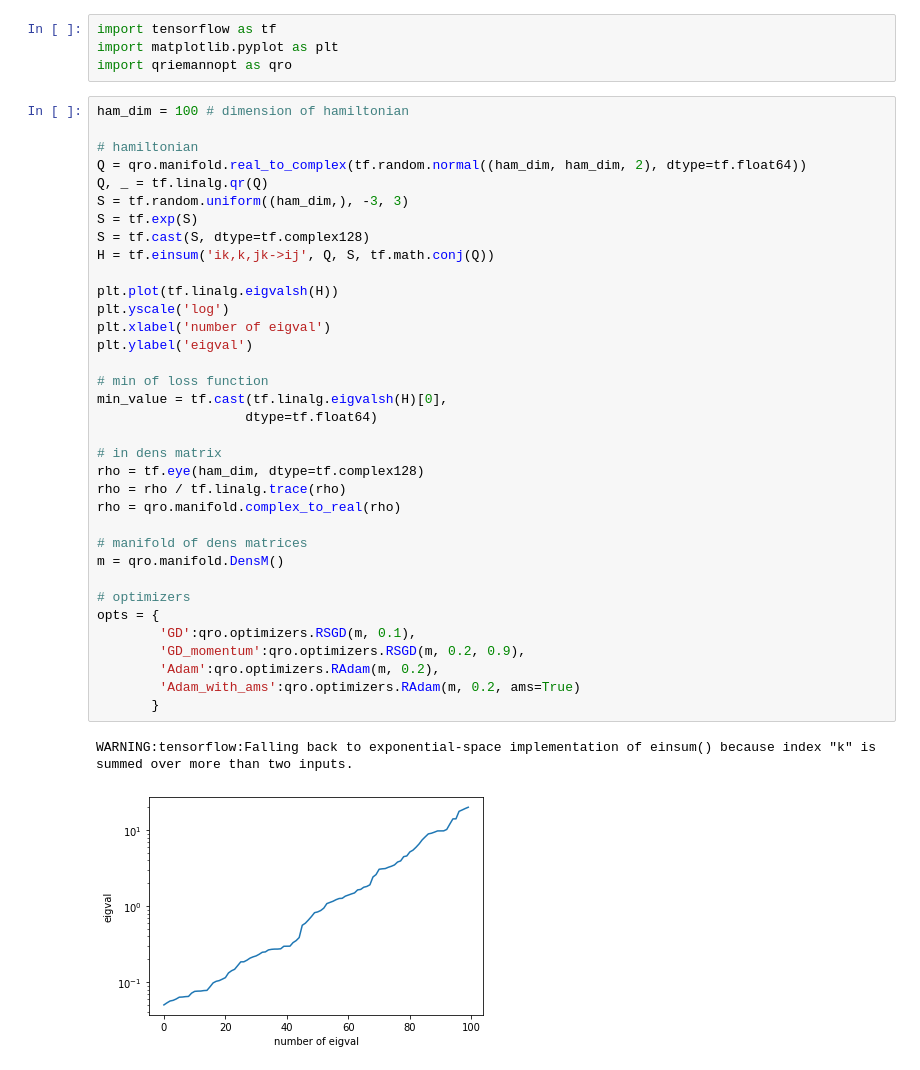
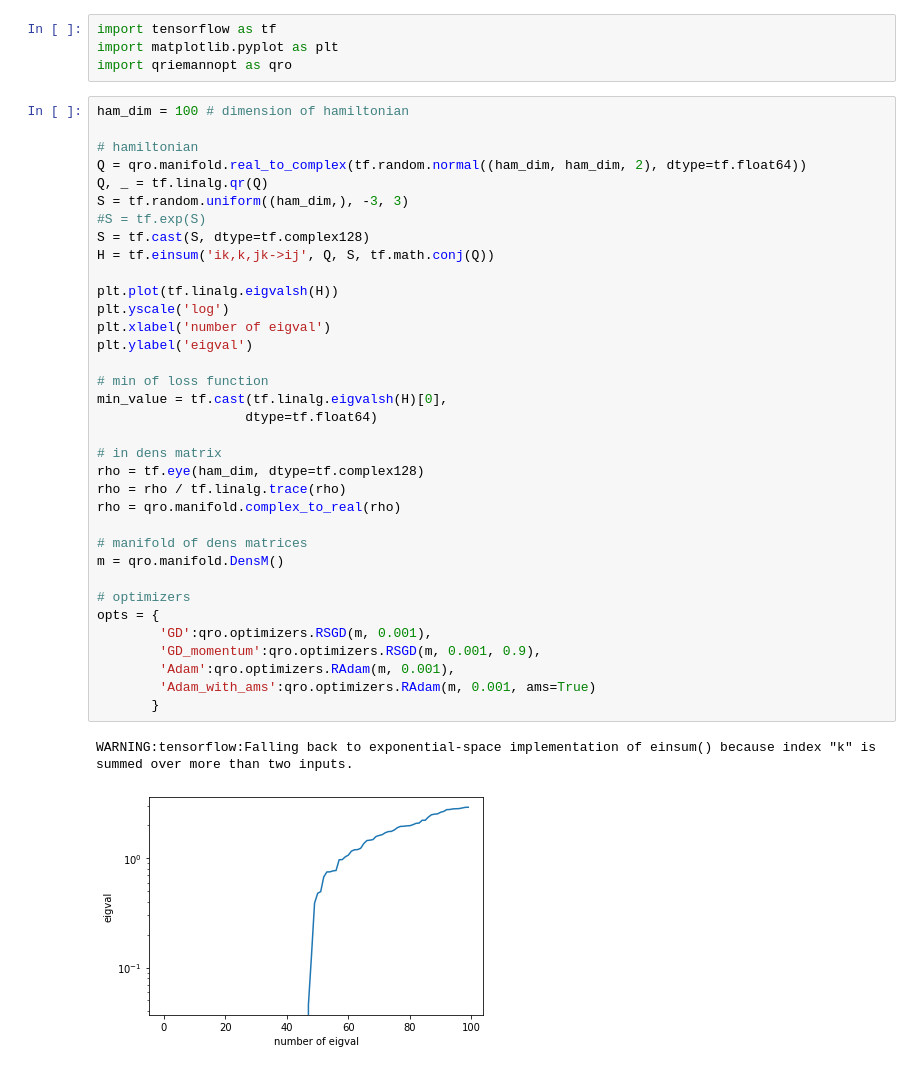
Before and after one commit to LuchnikovI/QGOpt, a Jupyter notebook: test_1_densm.ipynb, the cells around one changed output. Drawn from its saved outputs; the diff is of its cells as text.

```diff
--- a/test_1_densm.ipynb
+++ b/test_1_densm.ipynb
@@ -7,39 +7,39 @@ ham_dim = 100 # dimension of hamiltonian
 
 # hamiltonian
 Q = qro.manifold.real_to_complex(tf.random.normal((ham_dim, ham_dim, 2), dtype=tf.float64))
 Q, _ = tf.linalg.qr(Q)
 S = tf.random.uniform((ham_dim,), -3, 3)
-S = tf.exp(S)
+#S = tf.exp(S)
 S = tf.cast(S, dtype=tf.complex128)
 H = tf.einsum('ik,k,jk->ij', Q, S, tf.math.conj(Q))
 
 plt.plot(tf.linalg.eigvalsh(H))
 plt.yscale('log')
 plt.xlabel('number of eigval')
 plt.ylabel('eigval')
 
 # min of loss function
 min_value = tf.cast(tf.linalg.eigvalsh(H)[0],
                    dtype=tf.float64)
 
 # in dens matrix
 rho = tf.eye(ham_dim, dtype=tf.complex128)
 rho = rho / tf.linalg.trace(rho)
 rho = qro.manifold.complex_to_real(rho)
 
 # manifold of dens matrices
 m = qro.manifold.DensM()
 
 # optimizers
 opts = {
-        'GD':qro.optimizers.RSGD(m, 0.1),
-        'GD_momentum':qro.optimizers.RSGD(m, 0.2, 0.9),
-        'Adam':qro.optimizers.RAdam(m, 0.2),
-        'Adam_with_ams':qro.optimizers.RAdam(m, 0.2, ams=True)
+        'GD':qro.optimizers.RSGD(m, 0.001),
+        'GD_momentum':qro.optimizers.RSGD(m, 0.001, 0.9),
+        'Adam':qro.optimizers.RAdam(m, 0.001),
+        'Adam_with_ams':qro.optimizers.RAdam(m, 0.001, ams=True)
        }
 # %% [output]
 WARNING:tensorflow:Falling back to exponential-space implementation of einsum() because index "k" is summed over more than two inputs.
-[figure, old version]
+[figure, new version]
 # %%
 list_of_losses = {}
 # loop over optimizers
```
Also changed, not shown: parts of 8 cells of this notebook, 4 other files.
